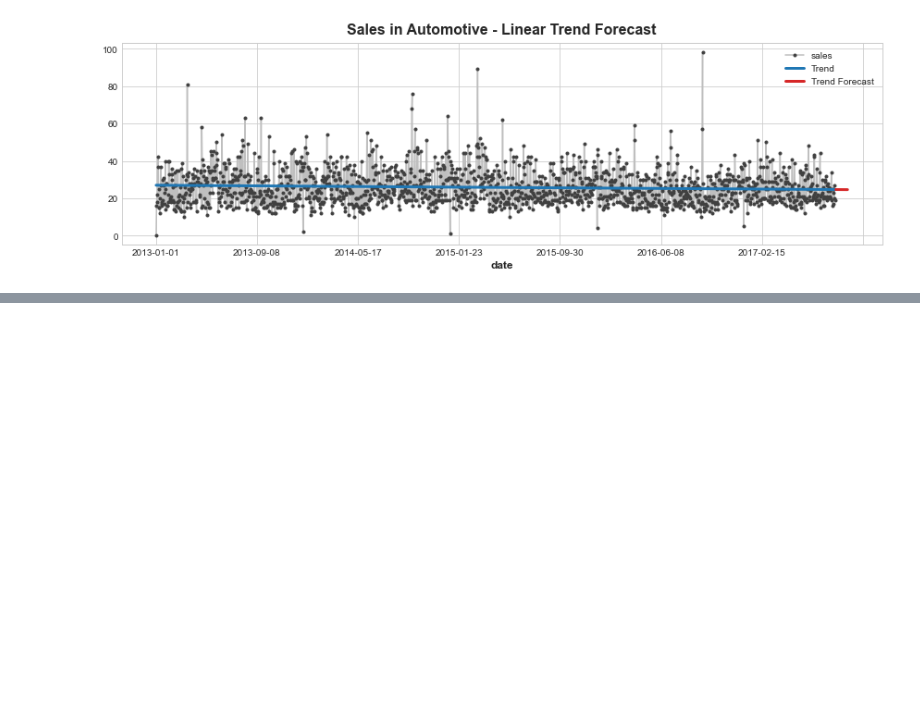
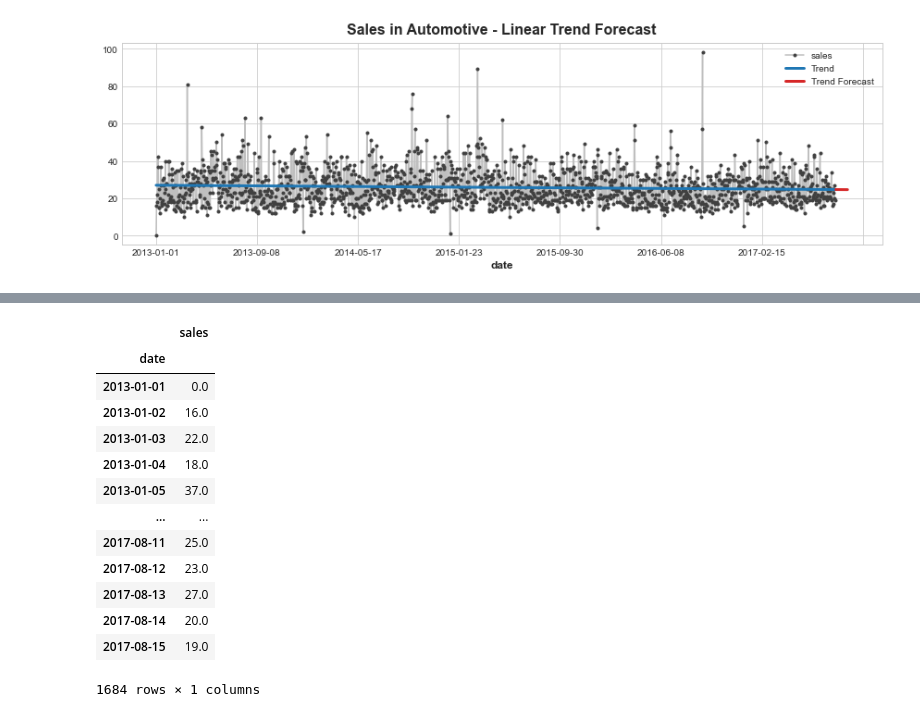
Before and after one commit to AndyLeeProjects/Store_Sales_Forecasting, a Jupyter notebook: Time_Series/automotive_sample.ipynb, the cells around one changed output, grey strips where cells are left out. Cells and saved outputs as stored; diff of their text form; code cells hidden in the pictures; blank space fills up the shorter version.

```diff
--- a/Time_Series/automotive_sample.ipynb
+++ b/Time_Series/automotive_sample.ipynb
@@ -255,0 +280,79 @@ _ = ax.legend()
+# %%
+# annotations: https://stackoverflow.com/a/49238256/5769929
+def seasonal_plot(X, y, period, freq, ax=None):
+    if ax is None:
+        _, ax = plt.subplots()
+    palette = sns.color_palette("husl", n_colors=X[period].nunique(),)
+    ax = sns.lineplot(
+        x=freq,
+        y=y,
+        hue=period,
+        data=X,
+        ci=False,
+        ax=ax,
+        palette=palette,
+        legend=False,
+    )
+    ax.set_title(f"Seasonal Plot ({period}/{freq})")
+    for line, name in zip(ax.lines, X[period].unique()):
+        y_ = line.get_ydata()[-1]
+        ax.annotate(
+            name,
+            xy=(1, y_),
+            xytext=(6, 0),
+            color=line.get_color(),
+            xycoords=ax.get_yaxis_transform(),
+            textcoords="offset points",
+            size=14,
+            va="center",
+        )
+    return ax
+
+
+def plot_periodogram(ts, detrend='linear', ax=None):
+    from scipy.signal import periodogram
+    fs = pd.Timedelta("1Y") / pd.Timedelta("1D")
+    freqencies, spectrum = periodogram(
+        ts,
+        fs=fs,
+        detrend=detrend,
+        window="boxcar",
+        scaling='spectrum',
+    )
+    if ax is None:
+        _, ax = plt.subplots()
+    ax.step(freqencies, spectrum, color="purple")
+    ax.set_xscale("log")
+    ax.set_xticks([1, 2, 4, 6, 12, 26, 52, 104])
+    ax.set_xticklabels(
+        [
+            "Annual (1)",
+            "Semiannual (2)",
+            "Quarterly (4)",
+            "Bimonthly (6)",
+            "Monthly (12)",
+            "Biweekly (26)",
+            "Weekly (52)",
+            "Semiweekly (104)",
+        ],
+        rotation=30,
+    )
+    ax.ticklabel_format(axis="y", style="sci", scilimits=(0, 0))
+    ax.set_ylabel("Variance")
+    ax.set_title("Periodogram")
+    return ax
+# %% [output]
+|  | sales |
+| date |  |
+| 2013-01-01 | 0.0 |
+| 2013-01-02 | 16.0 |
+| 2013-01-03 | 22.0 |
+| 2013-01-04 | 18.0 |
+| 2013-01-05 | 37.0 |
+| ... | ... |
+| 2017-08-11 | 25.0 |
+| 2017-08-12 | 23.0 |
+| 2017-08-13 | 27.0 |
+| 2017-08-14 | 20.0 |
+| 2017-08-15 | 19.0 |
+1684 rows × 1 columns
```
Also changed, not shown: parts of 17 cells of this notebook.
